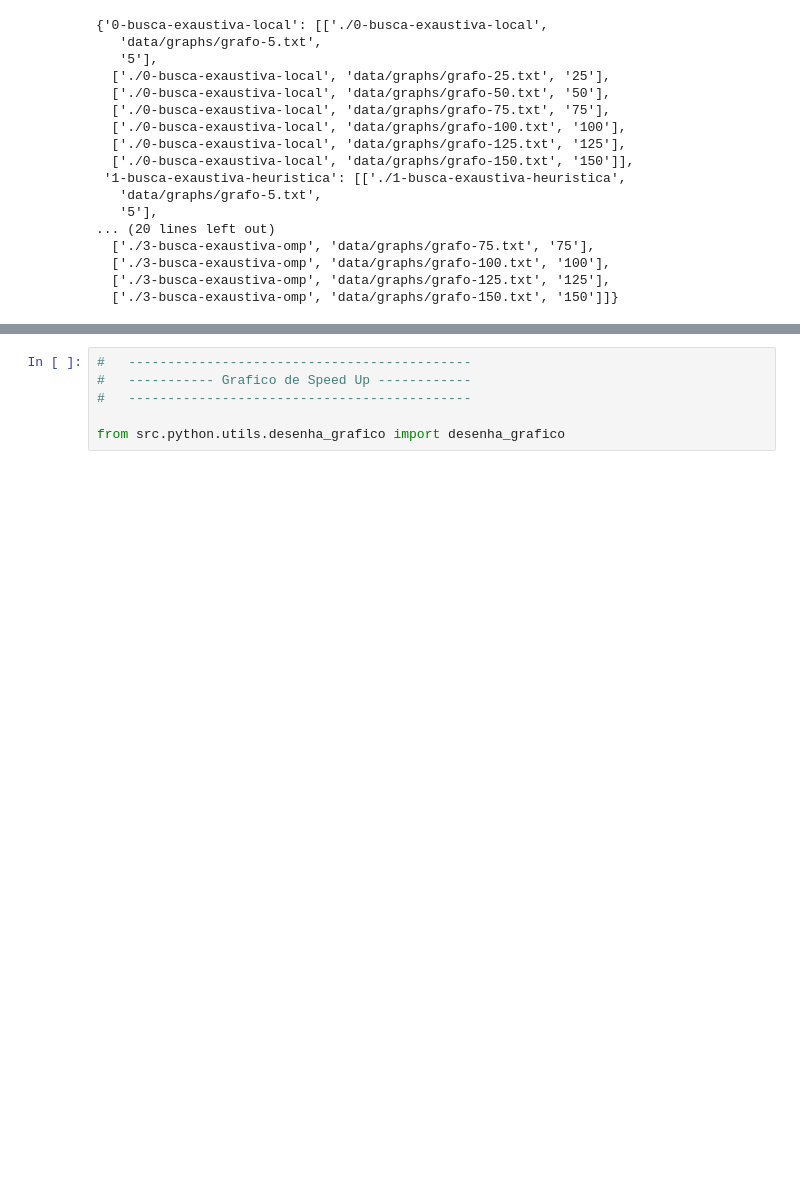
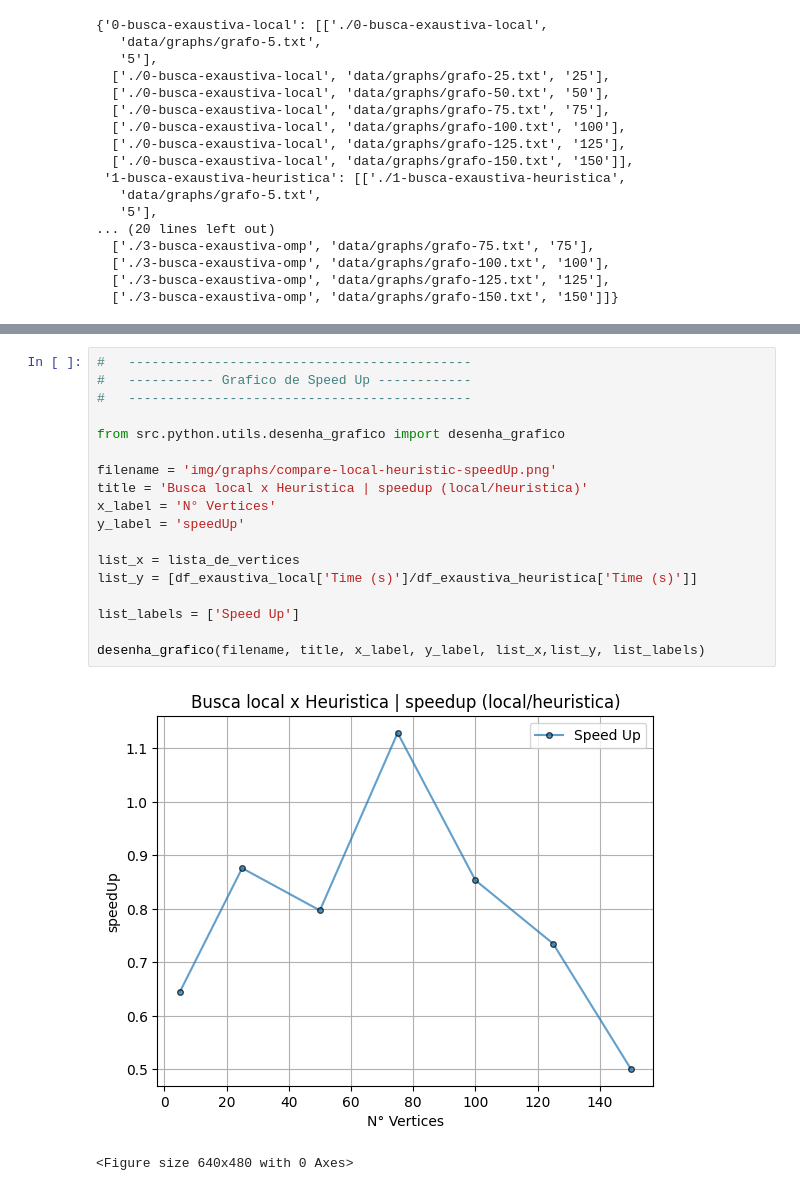
Before and after one commit to leticiacb1/Find-MaximumClique-Graph, a Jupyter notebook: relatorio_projeto.ipynb, the cells around one changed output, grey strips where cells are left out. Drawn from its saved outputs; the diff is of its cells as text; blank space fills up the shorter version.

Commit message:
Finish grafic.

```diff
--- a/relatorio_projeto.ipynb
+++ b/relatorio_projeto.ipynb
@@ -911,8 +943,23 @@ desenha_grafico(filename, title, x_label, y_label, list_x,list_y, list_labels)
 <Figure size 640x480 with 0 Axes>
-# %%
-#   --------------------------------------------
-#   ----------- Grafico de Speed Up ------------
-#   --------------------------------------------
-
-from src.python.utils.desenha_grafico import desenha_grafico
+# %%
+#   --------------------------------------------
+#   ----------- Grafico de Speed Up ------------
+#   --------------------------------------------
+
+from src.python.utils.desenha_grafico import desenha_grafico
+
+filename = 'img/graphs/compare-local-heuristic-speedUp.png'
+title = 'Busca local x Heuristica | speedup (local/heuristica)'
+x_label = 'N° Vertices'
+y_label = 'speedUp'
+
+list_x = lista_de_vertices
+list_y = [df_exaustiva_local['Time (s)']/df_exaustiva_heuristica['Time (s)']]
+
+list_labels = ['Speed Up']
+
+desenha_grafico(filename, title, x_label, y_label, list_x,list_y, list_labels)
+# %% [output]
+[figure, added]
+<Figure size 640x480 with 0 Axes>
 # %% [markdown]
```
Also changed, not shown: parts of 36 cells of this notebook.
